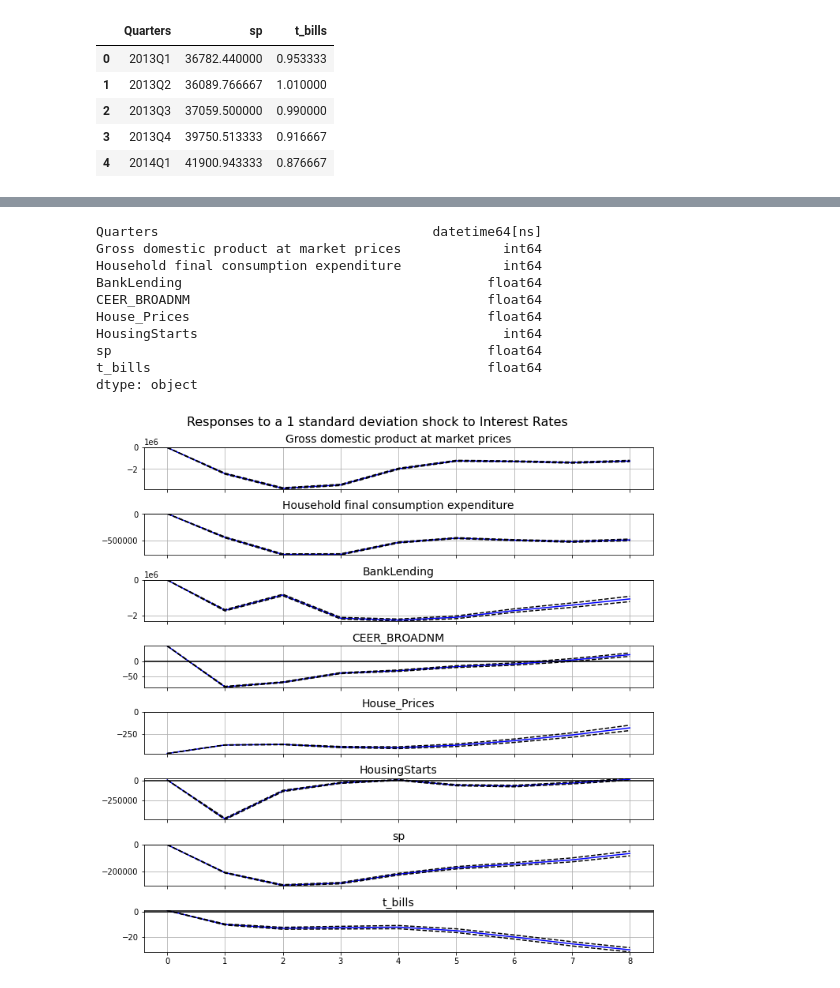
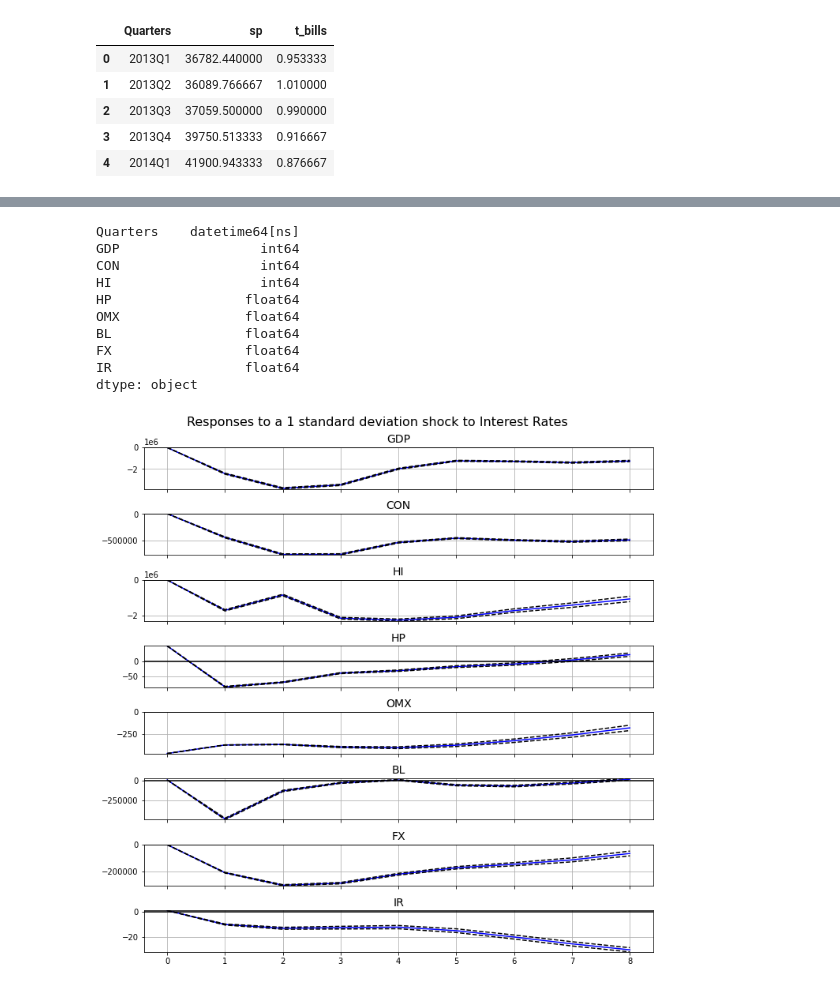
Before and after one commit to anahatkc/DataProject_526, a Jupyter notebook: data_chanya.ipynb, the cells around one changed output, grey strips where cells are left out. Saved outputs shown, nothing was run; the diff lists cells and outputs as text; code cells hidden in the pictures.

```diff
--- a/data_chanya.ipynb
+++ b/data_chanya.ipynb
@@ -159,22 +167,22 @@ final_df.head()
 final_df.dtypes
 
 # Convert to float
-final_df['Gross domestic product at market prices'] = final_df['Gross domestic product at market prices'].astype(int)
+final_df['GDP'] = final_df['GDP'].astype(int)
 
 # Convert to int
-final_df['HousingStarts'] = final_df['HousingStarts'].astype(int)
+final_df['HI'] = final_df['HI'].astype(int)
 
 final_df.dtypes
 # %% [output]
-Quarters                                   datetime64[ns]
-Gross domestic product at market prices             int64
-Household final consumption expenditure             int64
-BankLending                                       float64
-CEER_BROADNM                                      float64
-House_Prices                                      float64
-HousingStarts                                       int64
-sp                                                float64
-t_bills                                           float64
+Quarters    datetime64[ns]
+GDP                  int64
+CON                  int64
+HI                   int64
+HP                 float64
+OMX                float64
+BL                 float64
+FX                 float64
+IR                 float64
 dtype: object
 # %%
 import numpy as np
@@ -203,31 +211,31 @@ svar_model = SVAR(endog=endog_data, svar_type='B', A=None, B=B_matrix, dates=fin
 # %%
 import matplotlib.pyplot as plt
 
 # Get the list of variable names in the model
-var_names = ['Gross domestic product at market prices', 'Household final consumption expenditure', 'BankLending', 'CEER_BROADNM', 'House_Prices', 'HousingStarts', 'sp', 't_bills']
+var_names = ['GDP', 'CON', 'HI', 'HP', 'OMX', 'BL', 'FX', 'IR']
 
 # Find the index of 't_bills' in this list
-impulse_index = var_names.index('t_bills')
+impulse_index = var_names.index('IR')
 
 # Use this index for the impulse parameter
 irf = result.irf(periods=8)
 
 # Create a figure with multiple subplots
 fig = irf.plot(impulse=impulse_index, plot_stderr=True, subplot_params={'figsize': (10, 20)})
 
 # Loop over the axes and set the title
 for i, ax in enumerate(fig.axes):
     ax.set_title(f'{var_names[i]}', fontsize=14)
     ax.grid(True)
     ax.autoscale(enable=True, axis='y', tight=True)  # Automatically adjust y-axis limits
 
 # Set the overall title
 fig.suptitle('Responses to a 1 standard deviation shock to Interest Rates', fontsize=16)
 
 plt.tight_layout()
 plt.show()
 # %% [output]
-[figure, old version]
+[figure, new version]
 # %%
 import pandas as pd
 import numpy as np
```
Also changed, not shown: parts of 5 cells of this notebook, 1 other file.
